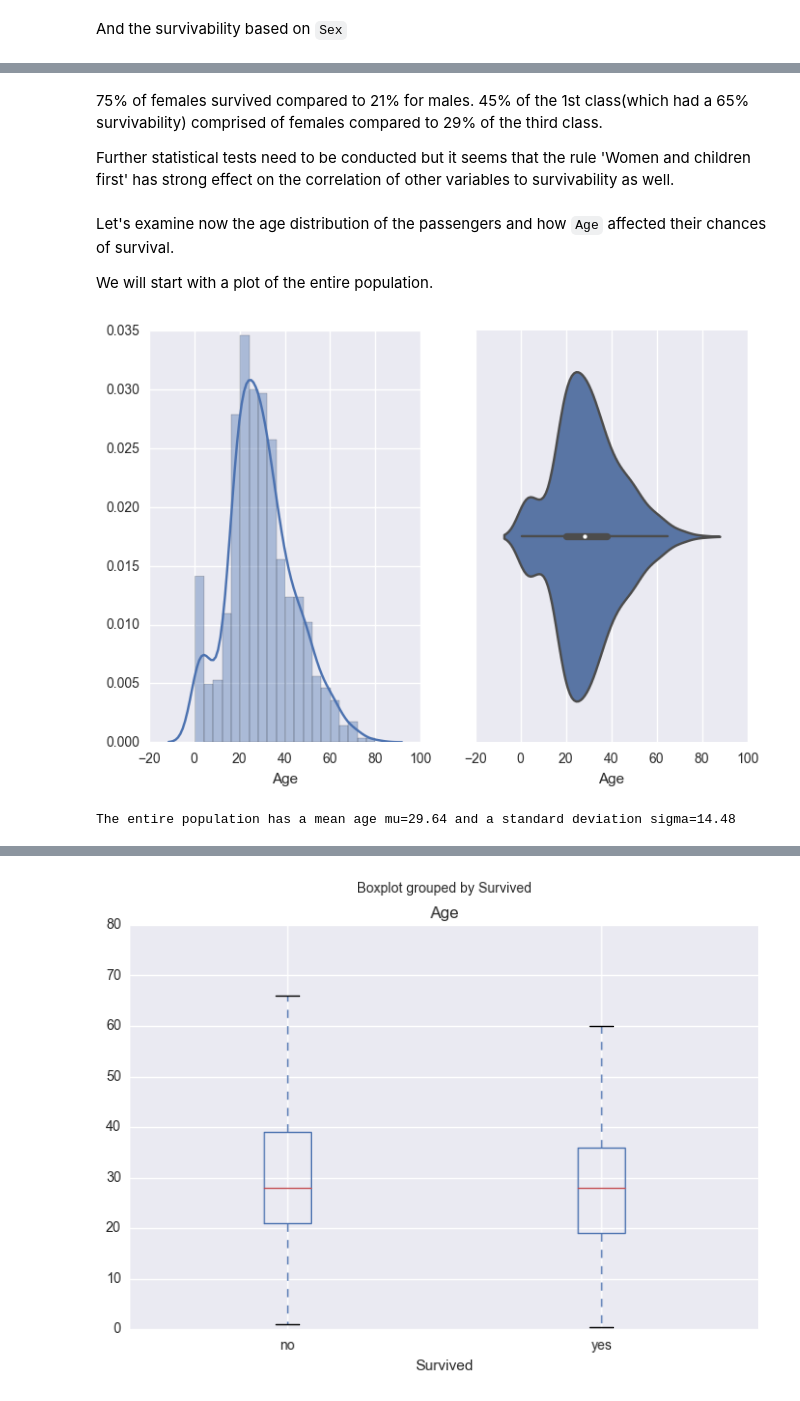
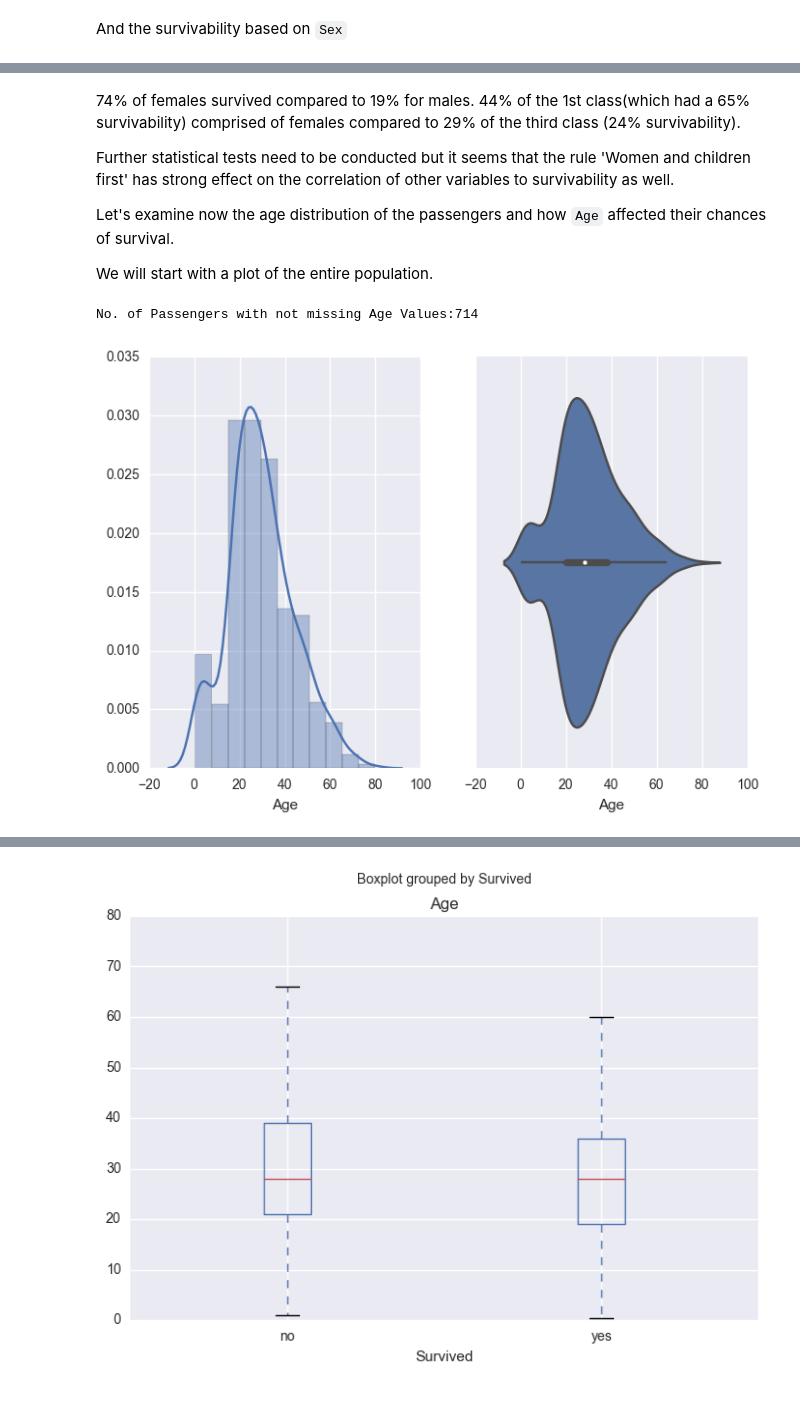
Before and after one commit to jkarakas/Exploratory-Analysis-of-the-Titanic-Dataset, a Jupyter notebook: DAND-P2-Project.ipynb, the cells around one changed output, grey strips where cells are left out. Cells and saved outputs as stored; diff of their text form; code cells hidden in the pictures.

```diff
--- a/DAND-P2-Project.ipynb
+++ b/DAND-P2-Project.ipynb
@@ -385,24 +297,26 @@ perc_bar('Survived', 'Sex', descript)
 # %% [markdown]
-75% of females survived compared to 21% for males. 45% of the 1st class(which had a 65% survivability) comprised of females compared to 29% of the third class.
+74% of females survived compared to 19% for males. 44% of the 1st class(which had a 65% survivability) comprised of females compared to 29% of the third class (24% survivability).
 
 Further statistical tests  need to be conducted but it seems that the rule 'Women and children first' has strong effect on the correlation of other variables to survivability as well.
+
+Let's examine now the age distribution of the passengers and how `Age` affected their chances of survival.
+
+We will start with a plot of the entire population.
-# %% [markdown]
-Let's examine now the age distribution of the passengers and how `Age` affected their chances of survival.
-
-We will start with a plot of the entire population.
+# %%
+#Make a dataframe for non missing 'Age'values
+not_missing = n_titanic_data[(n_titanic_data['Age'].notnull())]
+
+#And replace the survived keys
+not_missing.loc[:,'Survived'].replace([0,1],['no','yes'],inplace=True)
+
+print ('No. of Passengers with not missing Age Values:{}'.format(len(not_missing)))
+# %% [output]
+No. of Passengers with not missing Age Values:714
 # %%
 ax=plt.figure()
 ax.add_subplot(121)
-sns.distplot(descript['Age'])
+sns.distplot(not_missing['Age'],bins=11)
 ax.add_subplot(122)
-sns.violinplot(descript['Age']);
+sns.violinplot(not_missing['Age']);
 # %% [output]
-[figure, old version]
+[figure, new version]
-# %%
-# Get summary descriptive statistics
-mu= round(descript['Age'].mean(),2)
-sigma = round(descript['Age'].std(ddof=0),2)
-
-print('The entire population has a mean age mu={} and a standard deviation sigma={}'.format(mu,sigma))
-# %% [output]
-The entire population has a mean age mu=29.64 and a standard deviation sigma=14.48
```
Also changed, not shown: parts of 61 cells of this notebook, 1 other file.
